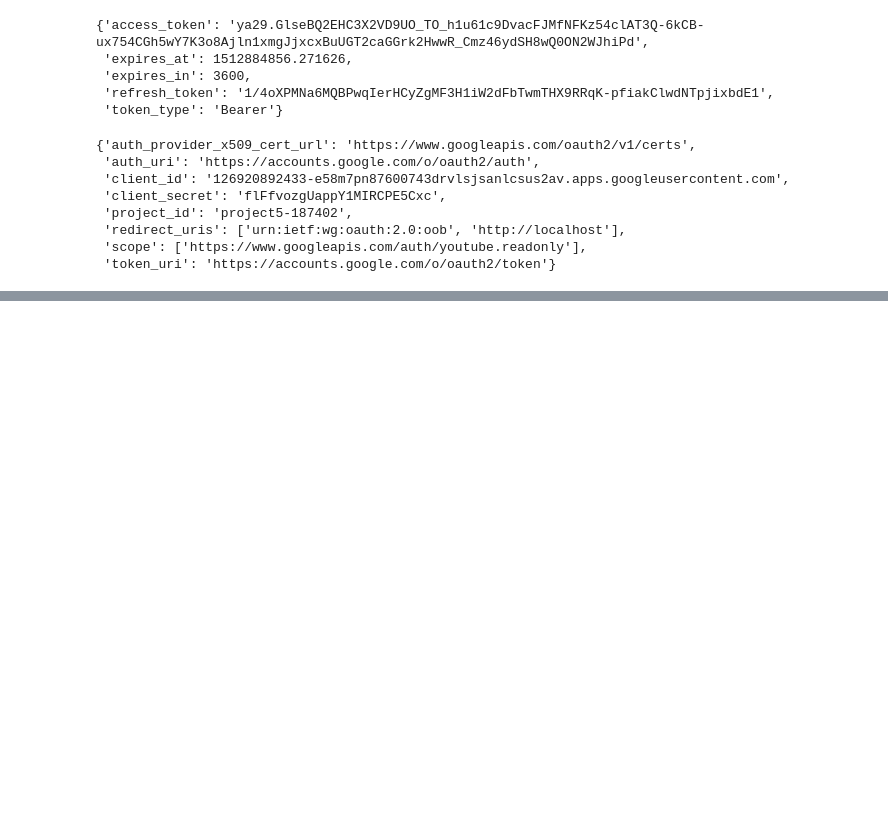
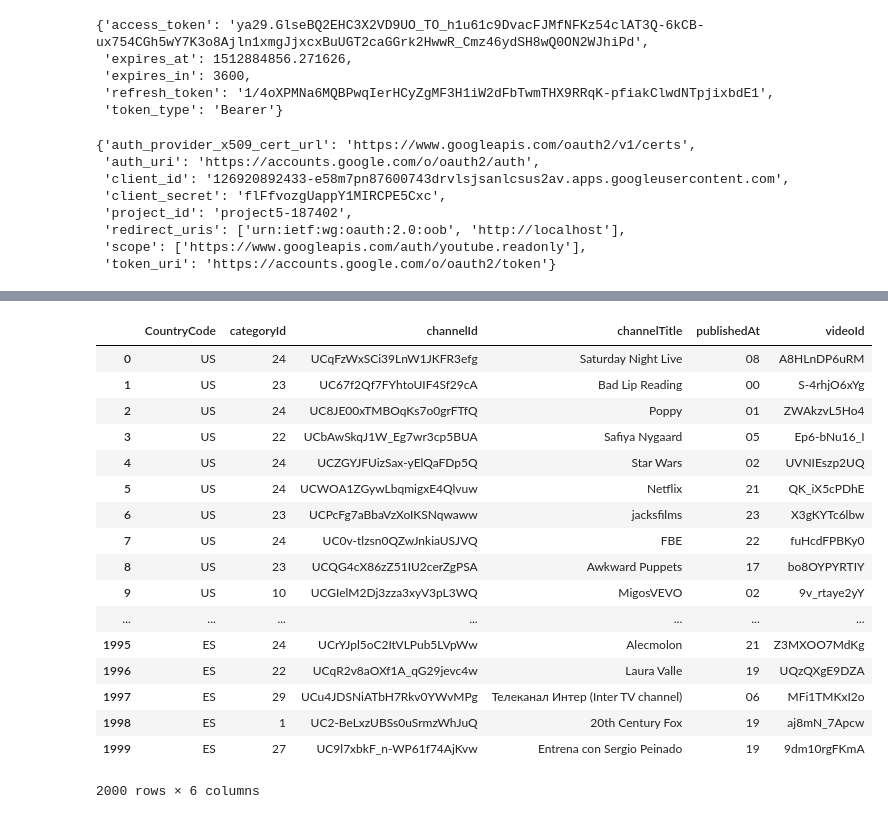
Before and after one commit to quang2705/cs181proj5, a Jupyter notebook: Notebook2_modify.ipynb, the cells around one changed output, grey strips where cells are left out. Cells and saved outputs as stored; diff of their text form; code cells hidden in the pictures; blank space fills up the shorter version.

Commit message:
new country data

```diff
--- a/Notebook2_modify.ipynb
+++ b/Notebook2_modify.ipynb
@@ -108,6 +108,29 @@ df_GB.to_csv('df_GB.csv')
 # %%
 df_Spain = vid_by_country(token,"ES")
 df_Spain.to_csv('df_Spain.csv')
+# %%
+country = pd.concat([df_US, df_France, df_GB, df_Spain], ignore_index=True)
+country.to_csv('country.csv')
+country
+# %% [output]
+|  | CountryCode | categoryId | channelId | channelTitle | publishedAt | videoId |
+| 0 | US | 24 | UCqFzWxSCi39LnW1JKFR3efg | Saturday Night Live | 08 | A8HLnDP6uRM |
+| 1 | US | 23 | UC67f2Qf7FYhtoUIF4Sf29cA | Bad Lip Reading | 00 | S-4rhjO6xYg |
+| 2 | US | 24 | UC8JE00xTMBOqKs7o0grFTfQ | Poppy | 01 | ZWAkzvL5Ho4 |
+| 3 | US | 22 | UCbAwSkqJ1W_Eg7wr3cp5BUA | Safiya Nygaard | 05 | Ep6-bNu16_I |
+| 4 | US | 24 | UCZGYJFUizSax-yElQaFDp5Q | Star Wars | 02 | UVNIEszp2UQ |
+| 5 | US | 24 | UCWOA1ZGywLbqmigxE4Qlvuw | Netflix | 21 | QK_iX5cPDhE |
+| 6 | US | 23 | UCPcFg7aBbaVzXoIKSNqwaww | jacksfilms | 23 | X3gKYTc6lbw |
+| 7 | US | 24 | UC0v-tlzsn0QZwJnkiaUSJVQ | FBE | 22 | fuHcdFPBKy0 |
+| 8 | US | 23 | UCQG4cX86zZ51IU2cerZgPSA | Awkward Puppets | 17 | bo8OYPYRTIY |
+| 9 | US | 10 | UCGIelM2Dj3zza3xyV3pL3WQ | MigosVEVO | 02 | 9v_rtaye2yY |
+| ... | ... | ... | ... | ... | ... | ... |
+| 1995 | ES | 24 | UCrYJpl5oC2ItVLPub5LVpWw | Alecmolon | 21 | Z3MXOO7MdKg |
+| 1996 | ES | 22 | UCqR2v8aOXf1A_qG29jevc4w | Laura Valle | 19 | UQzQXgE9DZA |
+| 1997 | ES | 29 | UCu4JDSNiATbH7Rkv0YWvMPg | Телеканал Интер (Inter TV channel) | 06 | MFi1TMKxI2o |
+| 1998 | ES | 1 | UC2-BeLxzUBSs0uSrmzWhJuQ | 20th Century Fox | 19 | aj8mN_7Apcw |
+| 1999 | ES | 27 | UC9l7xbkF_n-WP61f74AjKvw | Entrena con Sergio Peinado | 19 | 9dm10rgFKmA |
+2000 rows × 6 columns
 # %%
 # D={}
 # D['access_token'] = token['access_token']
```
Also changed, not shown: parts of 2 cells of this notebook, 1 other file.
